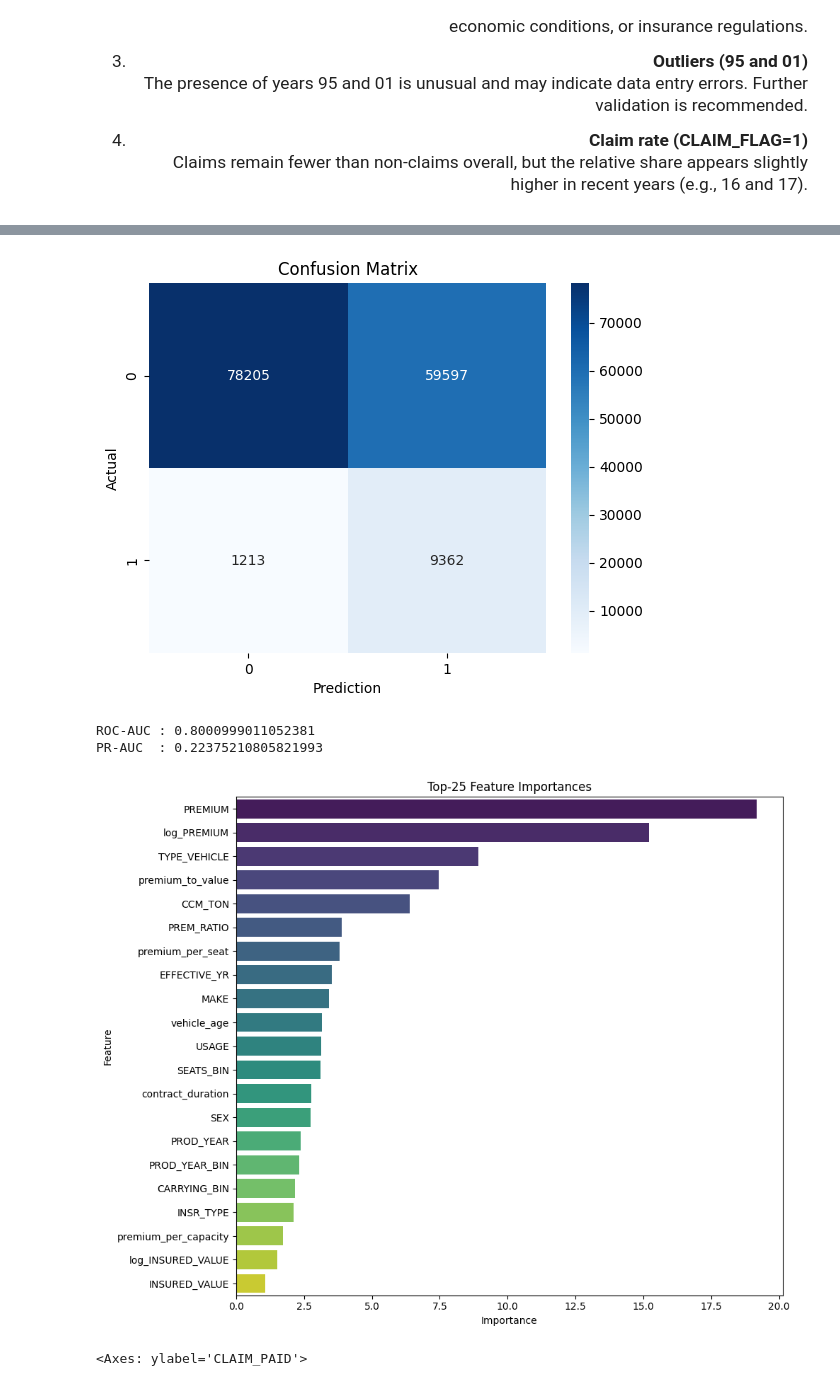
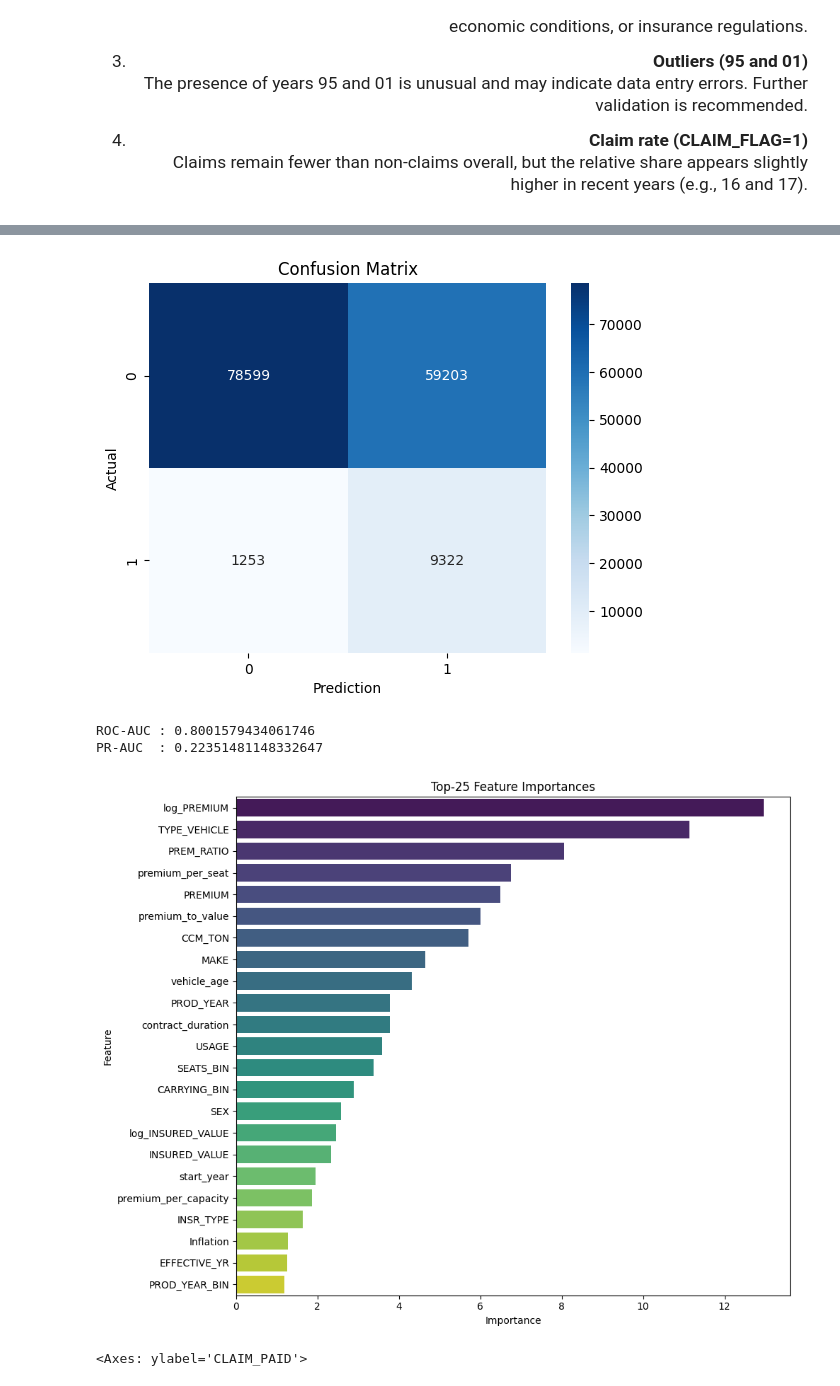
Before and after one commit to mehdighelich1379/insurAI, a Jupyter notebook: notebook/Vehicle_Insurance.ipynb, the cells around one changed output, grey strips where cells are left out. Cells and saved outputs as stored; diff of their text form; code cells hidden in the pictures.

```diff
--- a/notebook/Vehicle_Insurance.ipynb
+++ b/notebook/Vehicle_Insurance.ipynb
@@ -179,6 +179,23 @@ pd.to_datetime(df['INSR_BEGIN'])
 802034   2018-02-02
 802035   2018-02-02
 Name: INSR_BEGIN, Length: 802036, dtype: datetime64[ns]
+# %%
+df['INSR_BEGIN'] = pd.to_datetime(df['INSR_BEGIN'])
+df['INSR_END'] = pd.to_datetime(df['INSR_END'])
+df['start_year'] = pd.to_datetime(df['INSR_BEGIN']).dt.year
+
+inflation_dict = {
+    2011 : 21.5 ,
+    2012 : 34.7 ,
+    2013 : 15.6 ,
+    2014 : 11.9 ,
+    2015 : 9 ,
+    2016 : 9.6 ,
+    2017 : 31.2 ,
+    2018 : 41
+}
+
+df['Inflation'] = df['start_year'].map(inflation_dict)
 # %%
 total_len = len(df)
 print("Total records:", total_len)
@@ -2881,9 +2899,11 @@ def build_features(df: pd.DataFrame) -> pd.DataFrame:
     # f) Vehicle age
     if {'EFFECTIVE_YR','PROD_YEAR'}.issubset(df.columns):
         df['vehicle_age'] = df['EFFECTIVE_YR'] - df['PROD_YEAR']
+        df['vehicle_age'] = df['vehicle_age'].apply(lambda x : 2019 +x)
 
 
     return df
+
 
 
 
@@ -3000,12 +3020,12 @@ bestTest = 0.8000999011
 ... (7 lines left out)
 
     accuracy                           0.59    148377
    macro avg       0.56      0.73      0.48    148377
 weighted avg       0.92      0.59      0.69    148377
 [figure]
-ROC-AUC : 0.8000999011052381
-PR-AUC  : 0.22375210805821993
+ROC-AUC : 0.8001579434061746
+PR-AUC  : 0.22351481148332647
-[figure, old version]
+[figure, new version]
 # %%
 sns.boxplot(df['CLAIM_PAID'])
 # %% [output]
```
Also changed, not shown: parts of 7 cells of this notebook.
